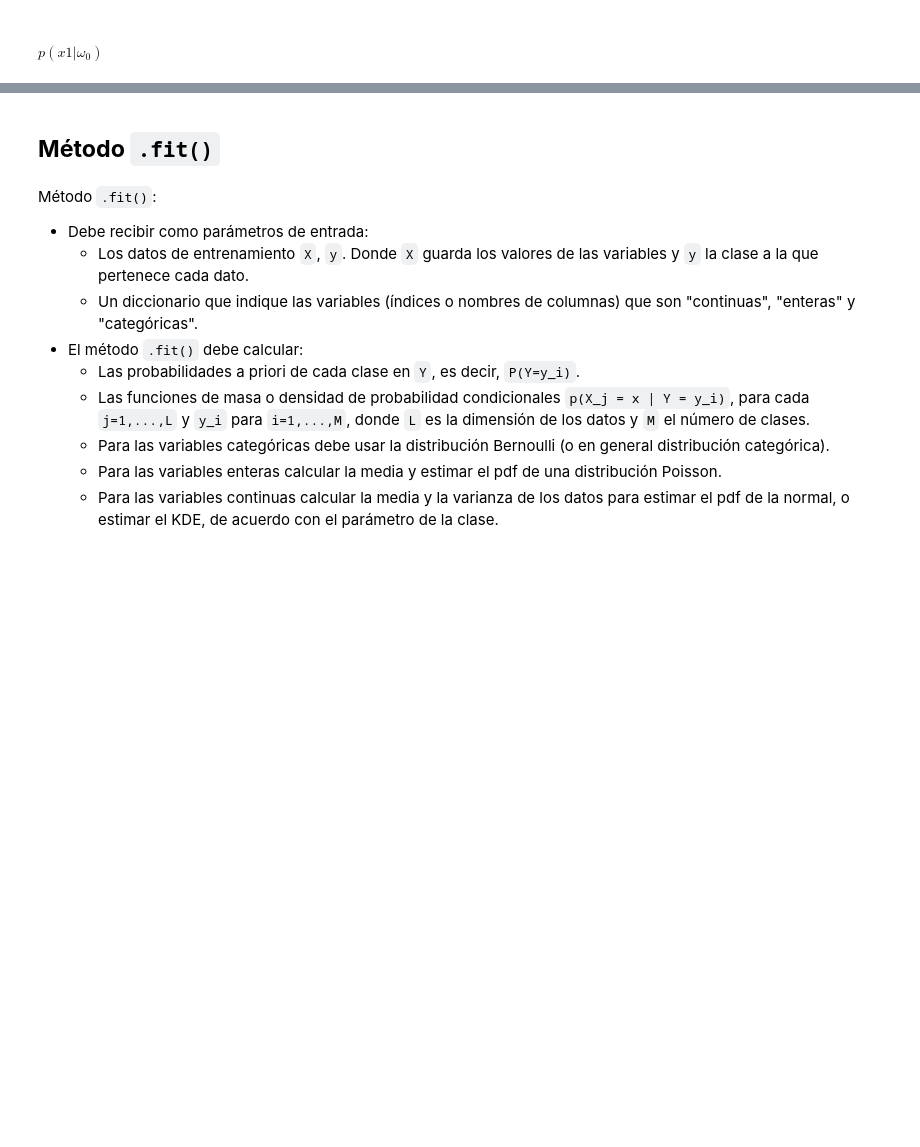
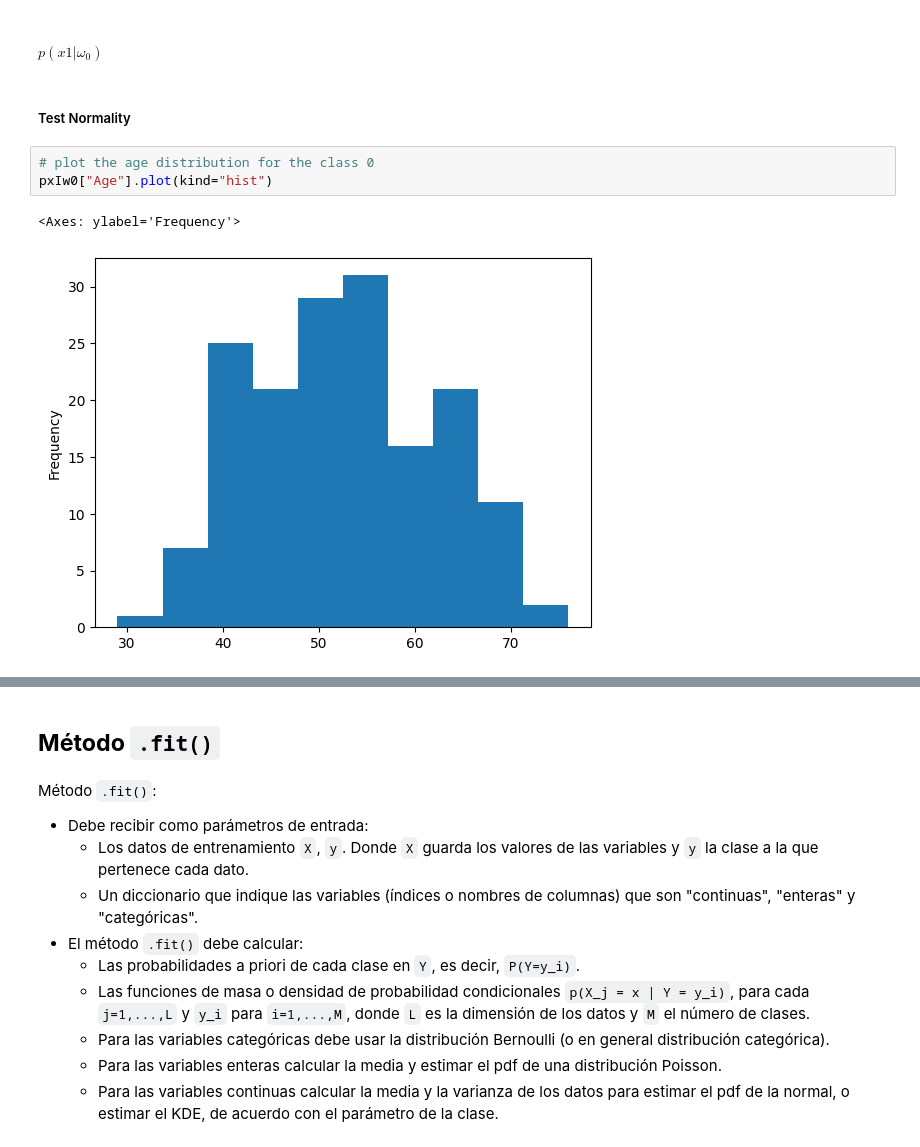
Before and after one commit to heritaco/Pattern-Recognition, a Jupyter notebook: 02-Clasificadores-Probabilisticos/Act2_Trejo_Espino.ipynb, the cells around one changed output, grey strips where cells are left out. Cells and saved outputs as stored; diff of their text form; blank space fills up the shorter version.

```diff
--- a/02-Clasificadores-Probabilisticos/Act2_Trejo_Espino.ipynb
+++ b/02-Clasificadores-Probabilisticos/Act2_Trejo_Espino.ipynb
@@ -380,2 +410,10 @@ $$p(x|\omega_0) = \prod_{j=1}^{13} p(x_j|\omega_0)$$
 # %% [markdown]
 ##### $p(x1|\omega_0)$
+# %% [markdown]
+##### Test Normality
+# %%
+# plot the age distribution for the class 0
+pxIw0["Age"].plot(kind="hist")
+# %% [output]
+<Axes: ylabel='Frequency'>
+[figure, added]
```
Also changed, not shown: parts of 27 cells of this notebook, 1 other file.
